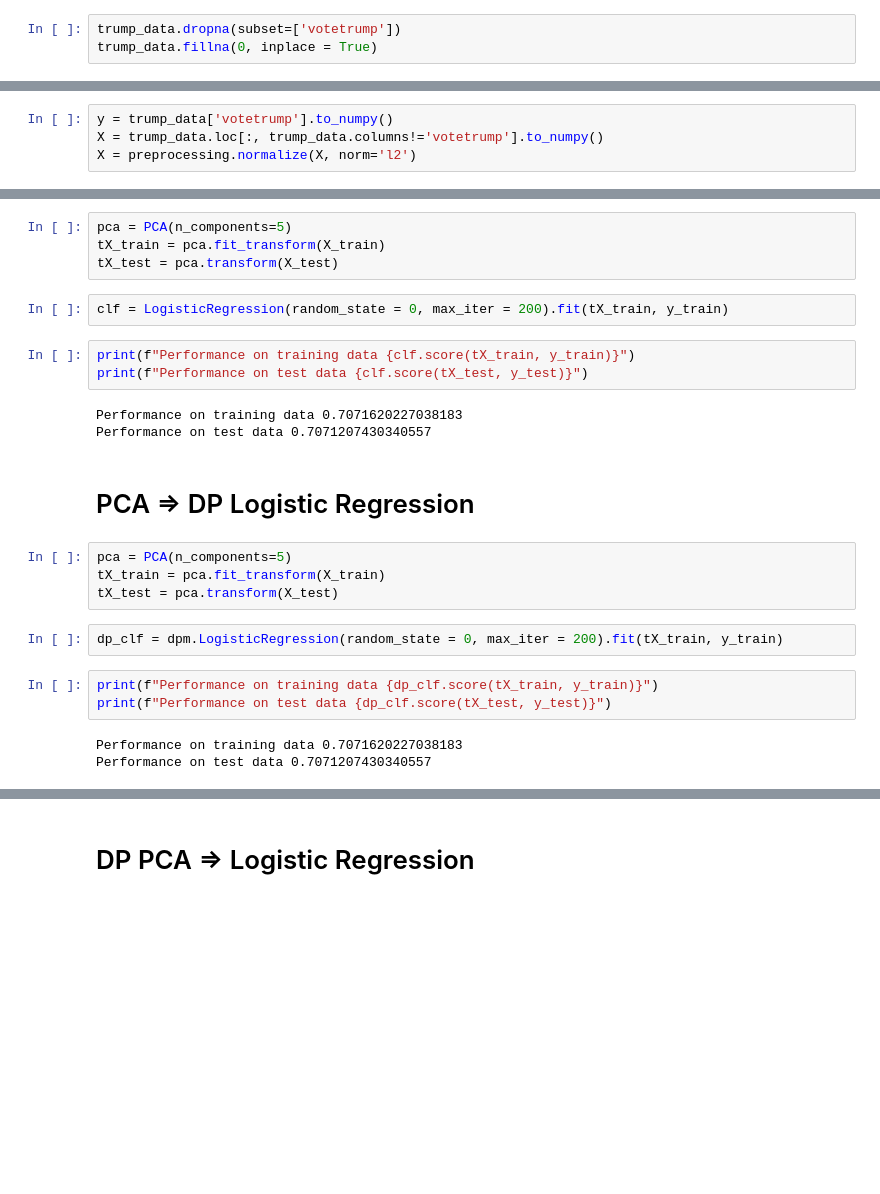
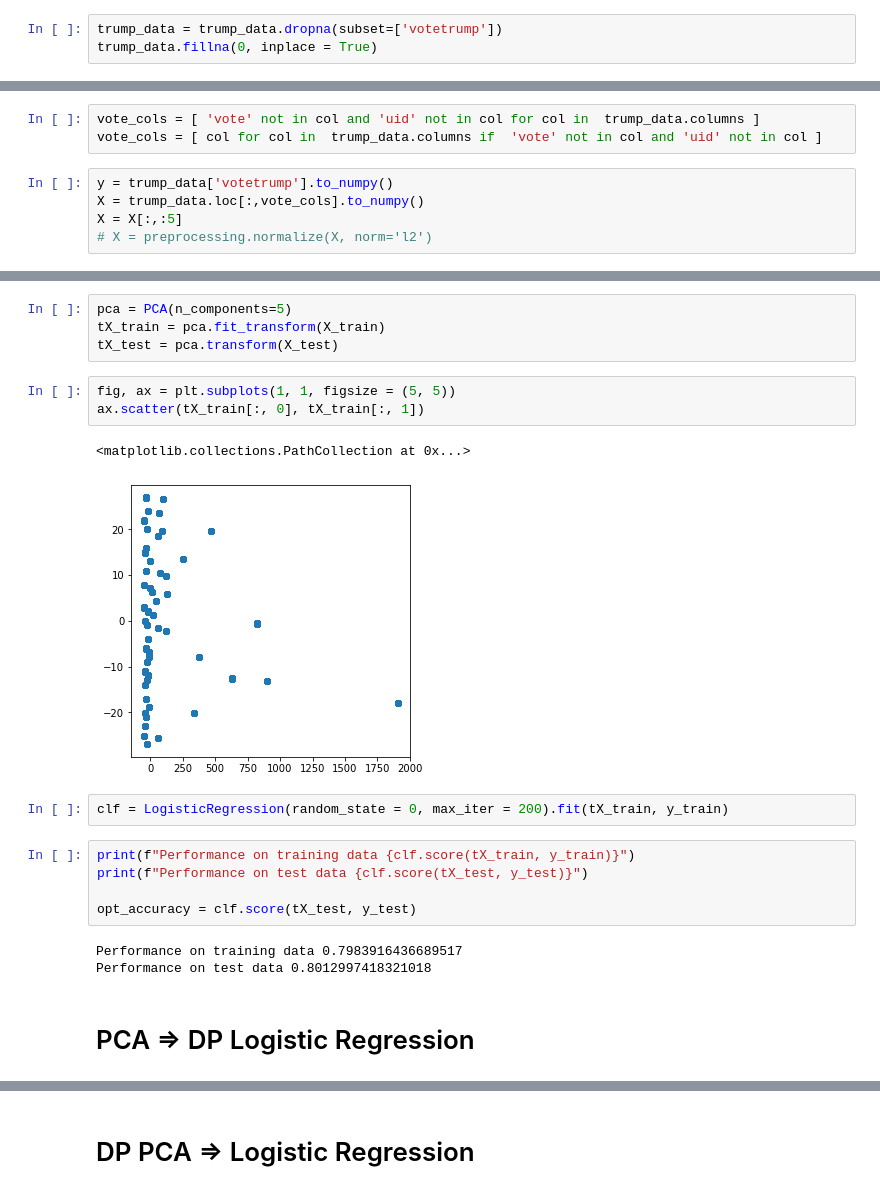
Before and after one commit to jefe-jeff/mse-234-project, a Jupyter notebook: scripts/dp_jordan_attempt.ipynb, the cells around one changed output, grey strips where cells are left out. Drawn from its saved outputs; the diff is of its cells as text; blank space fills up the shorter version.

```diff
--- a/scripts/dp_jordan_attempt.ipynb
+++ b/scripts/dp_jordan_attempt.ipynb
@@ -37,5 +36,5 @@ trump_data.head
 # %% [markdown]
 # Cleaning data
 # %%
-trump_data.dropna(subset=['votetrump'])
+trump_data = trump_data.dropna(subset=['votetrump'])
 trump_data.fillna(0, inplace = True)
@@ -56,4 +64,8 @@ New England
+# %%
+vote_cols = [ 'vote' not in col and 'uid' not in col for col in  trump_data.columns ]
+vote_cols = [ col for col in  trump_data.columns if  'vote' not in col and 'uid' not in col ]
 # %%
 y = trump_data['votetrump'].to_numpy()
-X = trump_data.loc[:, trump_data.columns!='votetrump'].to_numpy()
-X = preprocessing.normalize(X, norm='l2')
+X = trump_data.loc[:,vote_cols].to_numpy()
+X = X[:,:5]
+# X = preprocessing.normalize(X, norm='l2')
@@ -65,25 +81,21 @@ X_train, X_test, y_train, y_test = train_test_split(X, y)
 pca = PCA(n_components=5)
 tX_train = pca.fit_transform(X_train)
 tX_test = pca.transform(X_test)
+# %%
+fig, ax = plt.subplots(1, 1, figsize = (5, 5))
+ax.scatter(tX_train[:, 0], tX_train[:, 1])
+# %% [output]
+<matplotlib.collections.PathCollection at 0x...>
+[figure, added]
 # %%
 clf = LogisticRegression(random_state = 0, max_iter = 200).fit(tX_train, y_train)
 # %%
 print(f"Performance on training data {clf.score(tX_train, y_train)}")
 print(f"Performance on test data {clf.score(tX_test, y_test)}")
+
+opt_accuracy = clf.score(tX_test, y_test)
 # %% [output]
-Performance on training data 0.7071620227038183
-Performance on test data 0.7071207430340557
+Performance on training data 0.7983916436689517
+Performance on test data 0.8012997418321018
 # %% [markdown]
 # PCA => DP Logistic Regression
-# %%
-pca = PCA(n_components=5)
-tX_train = pca.fit_transform(X_train)
-tX_test = pca.transform(X_test)
-# %%
-dp_clf = dpm.LogisticRegression(random_state = 0, max_iter = 200).fit(tX_train, y_train)
-# %%
-print(f"Performance on training data {dp_clf.score(tX_train, y_train)}")
-print(f"Performance on test data {dp_clf.score(tX_test, y_test)}")
-# %% [output]
-Performance on training data 0.7071620227038183
-Performance on test data 0.7071207430340557
```
Also changed, not shown: parts of 13 cells of this notebook, 1 other file.
